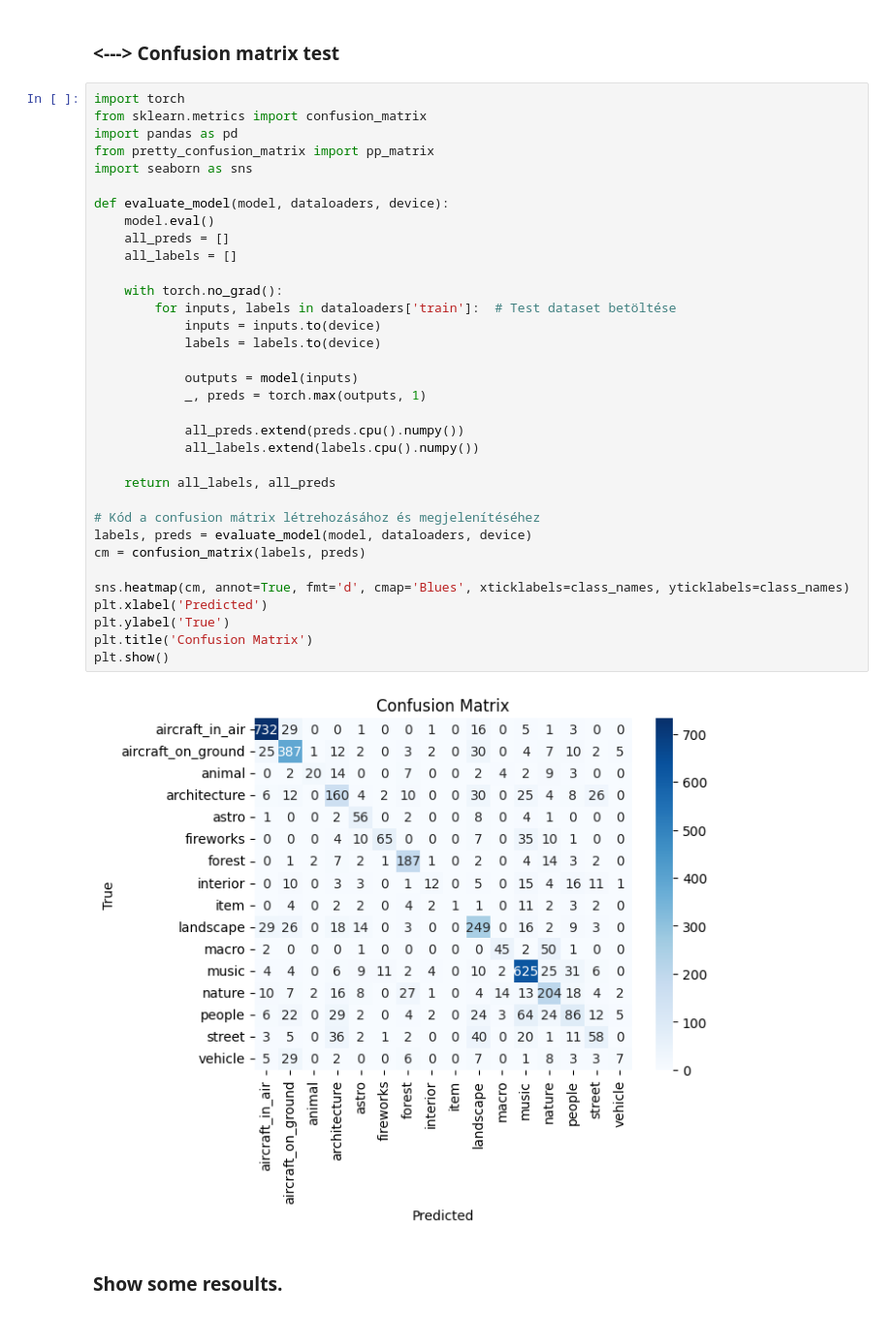
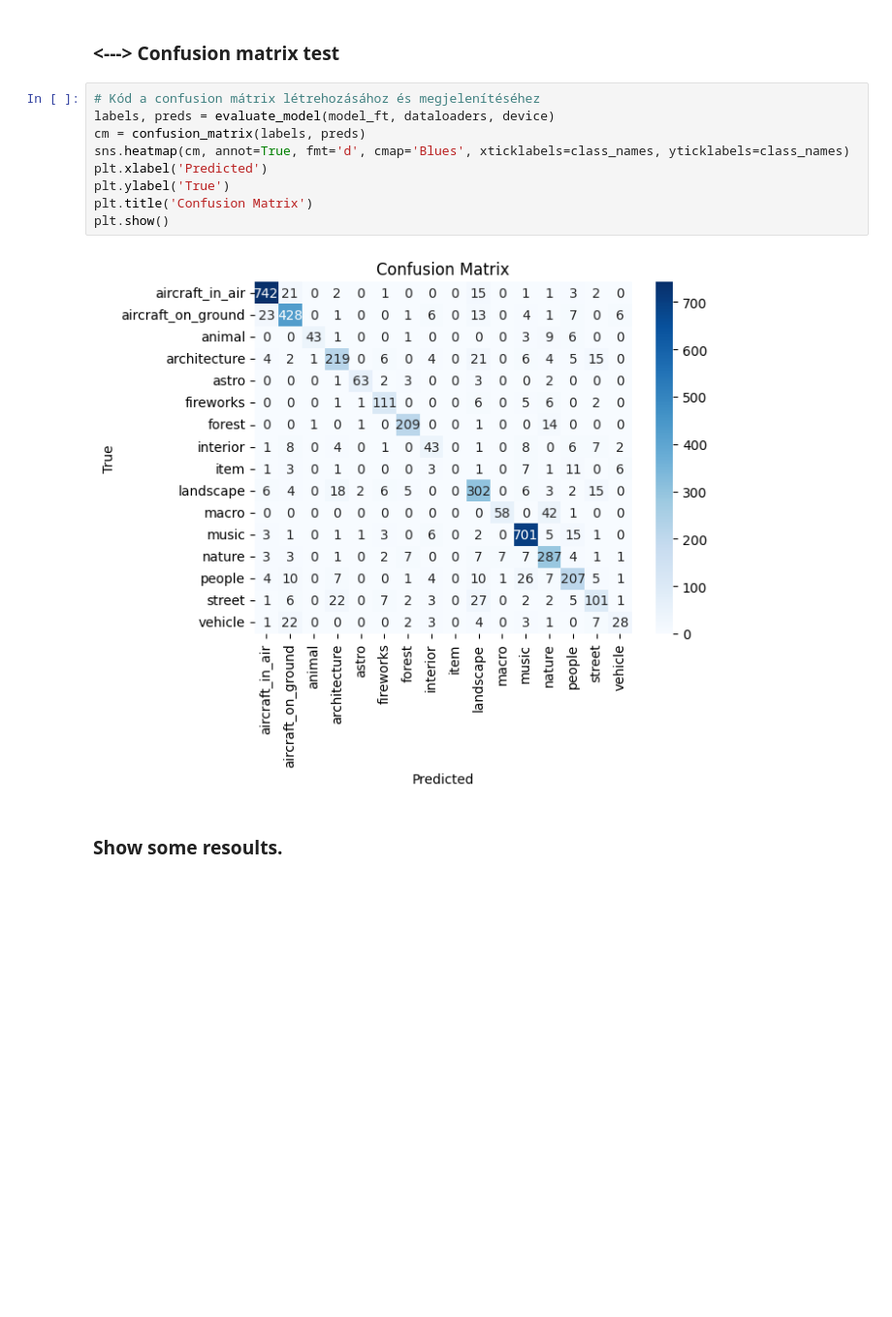
Before and after one commit to SandorBalazsHU/elte-ik-msc-thesis, a Jupyter notebook: elte-ik-msc-thesis-TEST-ResNet18.ipynb, the cells around one changed output. Shown at 97% size. Saved outputs shown, nothing was run; the diff lists cells and outputs as text; blank space fills up the shorter version.

```diff
--- a/elte-ik-msc-thesis-TEST-ResNet18.ipynb
+++ b/elte-ik-msc-thesis-TEST-ResNet18.ipynb
@@ -468,41 +470,16 @@ plot_acc(train_acc_h,val_acc_h, test_acc)
 # %% [markdown]
 ### <---> Confusion matrix test
 # %%
-import torch
-from sklearn.metrics import confusion_matrix
-import pandas as pd
-from pretty_confusion_matrix import pp_matrix
-import seaborn as sns
-
-def evaluate_model(model, dataloaders, device):
-    model.eval()
-    all_preds = []
-    all_labels = []
-
-    with torch.no_grad():
-        for inputs, labels in dataloaders['train']:  # Test dataset betöltése
-            inputs = inputs.to(device)
-            labels = labels.to(device)
-
-            outputs = model(inputs)
-            _, preds = torch.max(outputs, 1)
-
-            all_preds.extend(preds.cpu().numpy())
-            all_labels.extend(labels.cpu().numpy())
-
-    return all_labels, all_preds
-
 # Kód a confusion mátrix létrehozásához és megjelenítéséhez
-labels, preds = evaluate_model(model, dataloaders, device)
+labels, preds = evaluate_model(model_ft, dataloaders, device)
 cm = confusion_matrix(labels, preds)
-
 sns.heatmap(cm, annot=True, fmt='d', cmap='Blues', xticklabels=class_names, yticklabels=class_names)
 plt.xlabel('Predicted')
 plt.ylabel('True')
 plt.title('Confusion Matrix')
 plt.show()
 # %% [output]
-[figure, old version]
+[figure, new version]
 # %% [markdown]
 ### Show some resoults.
 # %%
```
Also changed, not shown: parts of 27 cells of this notebook, 2 other files.
